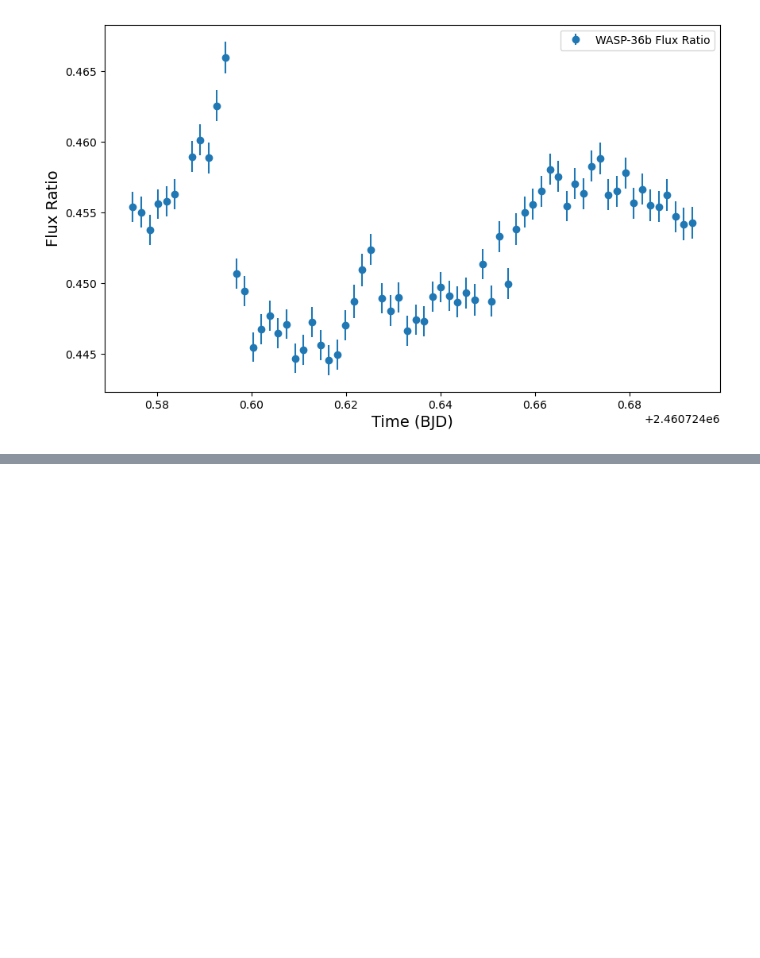
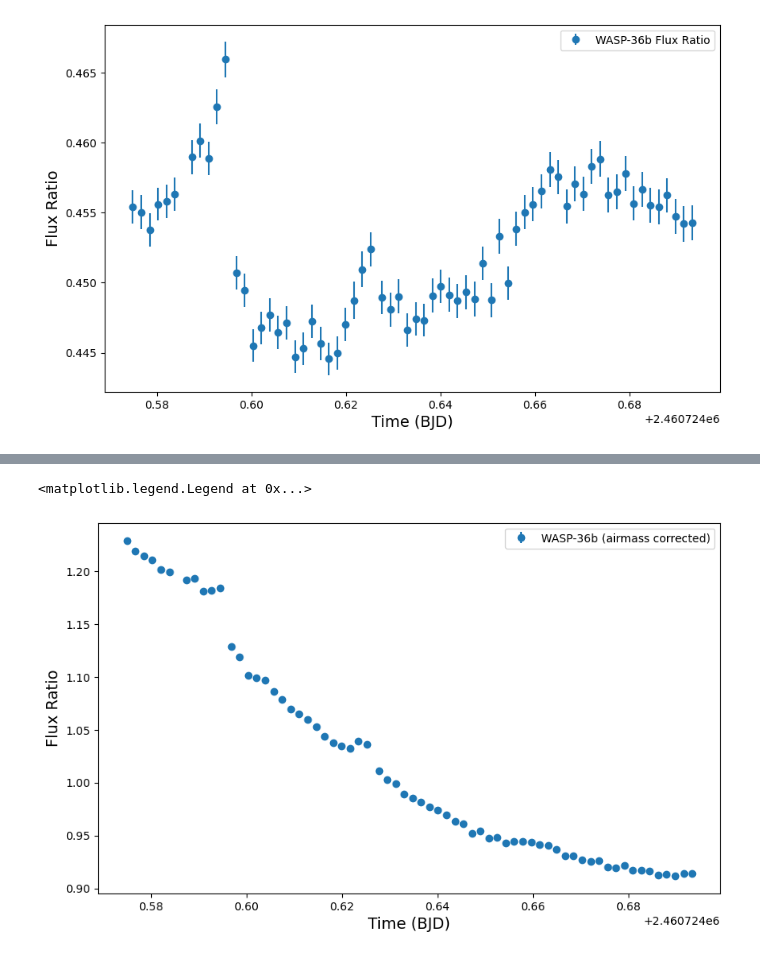
Before and after one commit to explorerjs32/rho_data_reduction_pipeline, a Jupyter notebook: sample_notebooks/Timeseries_LC_from_photometry_example.ipynb, the cells around one changed output, grey strips where cells are left out. Saved outputs shown, nothing was run; the diff lists cells and outputs as text; code cells hidden in the pictures; blank space fills up the shorter version.

```diff
--- a/sample_notebooks/Timeseries_LC_from_photometry_example.ipynb
+++ b/sample_notebooks/Timeseries_LC_from_photometry_example.ipynb
@@ -116,0 +193,20 @@ plt.legend()
+# %%
+# Evaluate fit at each observation point
+airmass_fit = np.polyval(coeffs, bjd_centered)
+
+# Normalize so dividing doesn't rescale your flux
+airmass_fit_norm = airmass_fit / np.median(airmass_fit)
+
+# Correct the light curve
+wasp36_flux_corrected = wasp36_flux/np.median(wasp36_flux) / airmass_fit_norm
+select_wasp36_err_corrected = wasp36_err / airmass_fit_norm
+
+plt.figure(figsize=(10, 6))
+plt.errorbar(phot_table['BJD'], wasp36_flux_corrected, yerr=select_wasp36_err_corrected,
+             label='WASP-36b (airmass corrected)', fmt='o')
+plt.xlabel('Time (BJD)', fontsize=14)
+plt.ylabel('Flux Ratio', fontsize=14)
+plt.legend()
+# %% [output]
+<matplotlib.legend.Legend at 0x...>
+[figure, added]
```
Also changed, not shown: parts of 5 cells of this notebook.
